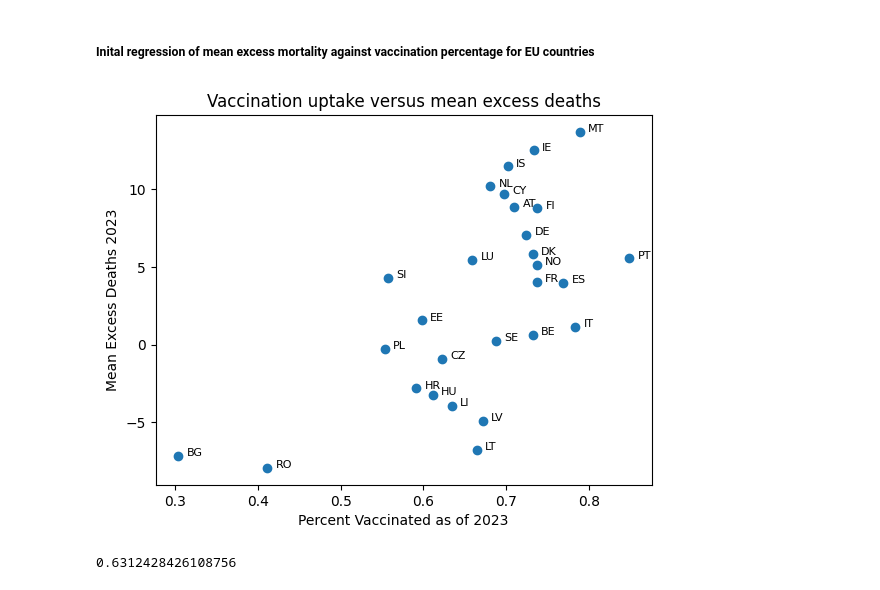
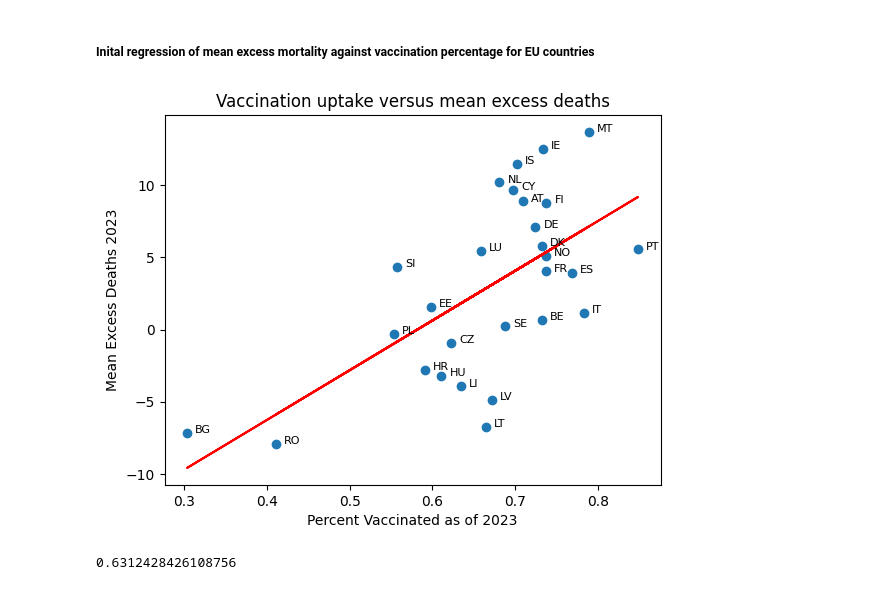
Before and after one commit to lisds/excess-deaths, a Jupyter notebook: Write_Up.ipynb, the cells around one changed output. Saved outputs shown, nothing was run; the diff lists cells and outputs as text; code cells hidden in the pictures.

Commit message:
best fit line

```diff
--- a/Write_Up.ipynb
+++ b/Write_Up.ipynb
@@ -38,19 +41,20 @@ The EU scope of our project comes from a wealth of data making it possible to co
 # %%
 import matplotlib.pyplot as plt
 
 import first_regression
 plt.scatter(first_regression.merged[0],first_regression.merged['Mean 2023'])
 
 for i in range(len(first_regression.merged)):
     plt.text(first_regression.merged[0][i] + 0.01, first_regression.merged['Mean 2023'][i], first_regression.merged['ReportingCountry'][i], fontsize=8)
 
 plt.xlabel('Percent Vaccinated as of 2023')
 plt.ylabel('Mean Excess Deaths 2023')
 plt.title('Vaccination uptake versus mean excess deaths')
+plt.plot(first_regression.percent_vaxed_wk1_23, first_regression.regression[1] + first_regression.regression[0]*first_regression.percent_vaxed_wk1_23, 'r', label='fitted line')
 
 plt.show()
 # %% [output]
-[figure, old version]
+[figure, new version]
 # %%
 first_regression.regression.rvalue
 # %% [output]
```
Also changed, not shown: parts of 1 cell of this notebook.
